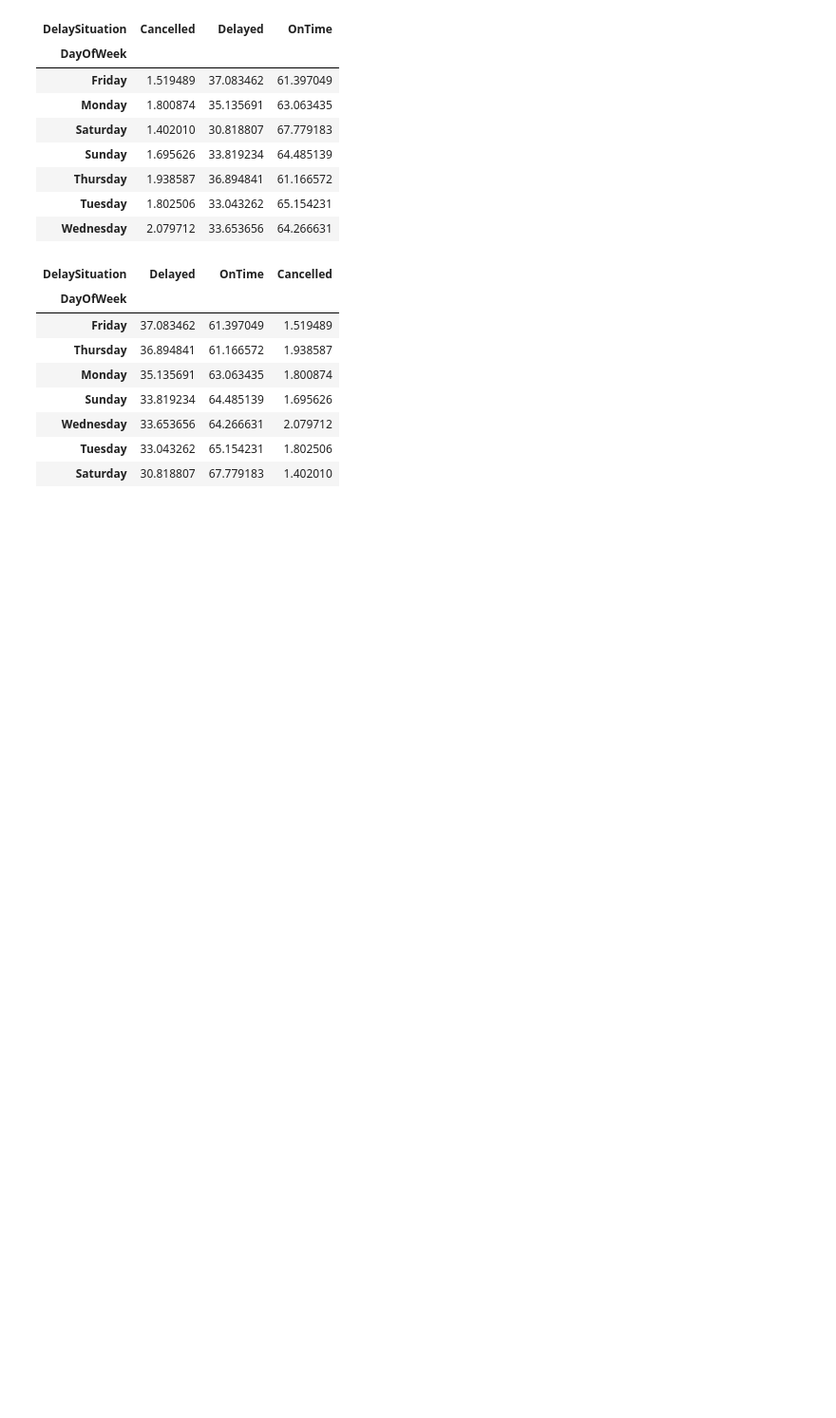
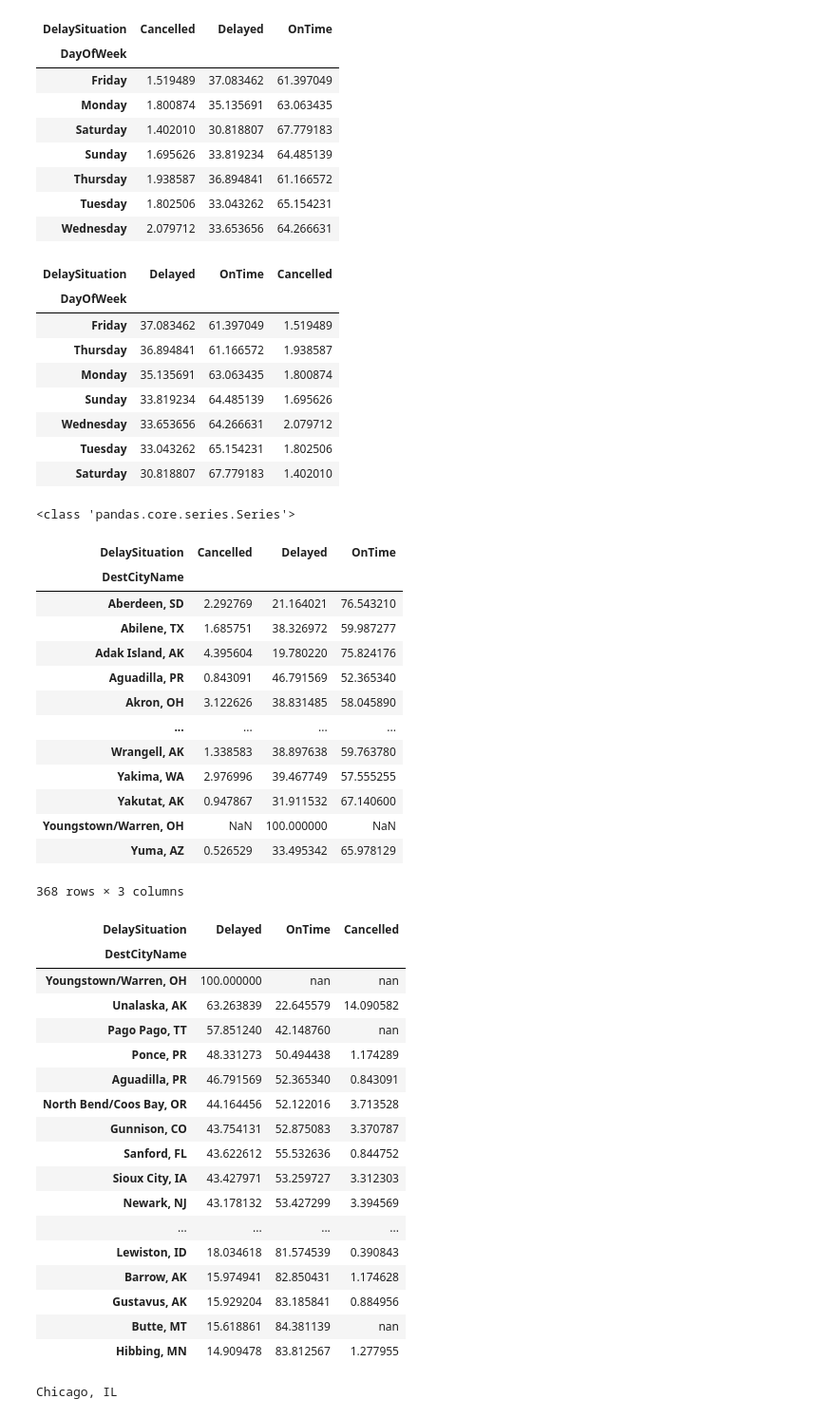
Before and after one commit to Wooniety/SC1015-Assignment, a Jupyter notebook: M2.ipynb, the cells around one changed output. Shown at 95% size. Saved outputs shown, nothing was run; the diff lists cells and outputs as text; code cells hidden in the pictures; blank space fills up the shorter version.

```diff
--- a/M2.ipynb
+++ b/M2.ipynb
@@ -506,16 +508,54 @@ week_df.loc[total_flights].sort_values('Delayed', ascending=False) \
 | Tuesday | 33.043262 | 65.154231 | 1.802506 |
 | Saturday | 30.818807 | 67.779183 | 1.402010 |
 # %%
-OriginAirports_df = flights_df.groupby('DayOfWeek')['DelaySituation'].value_counts().unstack()
-OriginAirports_df.describe()
-total_flights = OriginAirports_df.sum(axis=1)
+DestAirports_df = flights_df.groupby('DestCityName')['DelaySituation'].value_counts().unstack()
+DestAirports_df.describe()
+total_flights = DestAirports_df.sum(axis=1)
 print(type(total_flights))
-for value in OriginAirports_df.columns:
-    OriginAirports_df[value] = (OriginAirports_df[value] / total_flights)*100
+for value in DestAirports_df.columns:
+    DestAirports_df[value] = (DestAirports_df[value] / total_flights)*100
 
 total_flights = total_flights.sort_values(ascending=False).index
-display(OriginAirports_df)
+display(DestAirports_df)
 
-OriginAirports_df.loc[total_flights].sort_values('Delayed', ascending=False) \
+DestAirports_df.loc[total_flights].sort_values('Delayed', ascending=False) \
     [['Delayed', 'OnTime','Cancelled']] \
     .style.background_gradient(axis=0,cmap='YlOrRd')
+# %% [output]
+<class 'pandas.core.series.Series'>
+| DelaySituation | Cancelled | Delayed | OnTime |
+| DestCityName |  |  |  |
+| Aberdeen, SD | 2.292769 | 21.164021 | 76.543210 |
+| Abilene, TX | 1.685751 | 38.326972 | 59.987277 |
+| Adak Island, AK | 4.395604 | 19.780220 | 75.824176 |
+| Aguadilla, PR | 0.843091 | 46.791569 | 52.365340 |
+| Akron, OH | 3.122626 | 38.831485 | 58.045890 |
+| ... | ... | ... | ... |
+| Wrangell, AK | 1.338583 | 38.897638 | 59.763780 |
+| Yakima, WA | 2.976996 | 39.467749 | 57.555255 |
+| Yakutat, AK | 0.947867 | 31.911532 | 67.140600 |
+| Youngstown/Warren, OH | NaN | 100.000000 | NaN |
+| Yuma, AZ | 0.526529 | 33.495342 | 65.978129 |
+368 rows × 3 columns
+| DelaySituation | Delayed | OnTime | Cancelled |
+| DestCityName |  |  |  |
+| Youngstown/Warren, OH | 100.000000 | nan | nan |
+| Unalaska, AK | 63.263839 | 22.645579 | 14.090582 |
+| Pago Pago, TT | 57.851240 | 42.148760 | nan |
+| Ponce, PR | 48.331273 | 50.494438 | 1.174289 |
+| Aguadilla, PR | 46.791569 | 52.365340 | 0.843091 |
+| North Bend/Coos Bay, OR | 44.164456 | 52.122016 | 3.713528 |
+| Gunnison, CO | 43.754131 | 52.875083 | 3.370787 |
+| Sanford, FL | 43.622612 | 55.532636 | 0.844752 |
+| Sioux City, IA | 43.427971 | 53.259727 | 3.312303 |
+| Newark, NJ | 43.178132 | 53.427299 | 3.394569 |
+| ... | ... | ... | ... |
+| Lewiston, ID | 18.034618 | 81.574539 | 0.390843 |
+| Barrow, AK | 15.974941 | 82.850431 | 1.174628 |
+| Gustavus, AK | 15.929204 | 83.185841 | 0.884956 |
+| Butte, MT | 15.618861 | 84.381139 | nan |
+| Hibbing, MN | 14.909478 | 83.812567 | 1.277955 |
+# %%
+flights_df['']
+# %% [output]
+Chicago, IL
```
Also changed, not shown: parts of 7 cells of this notebook.
